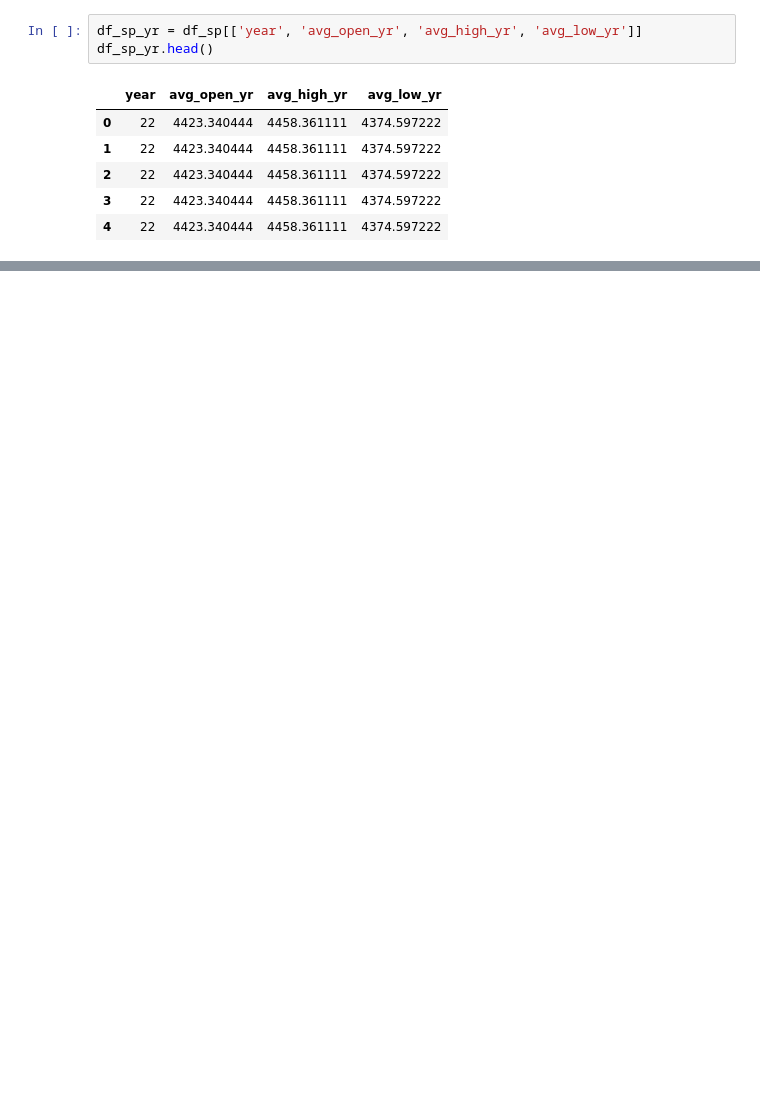
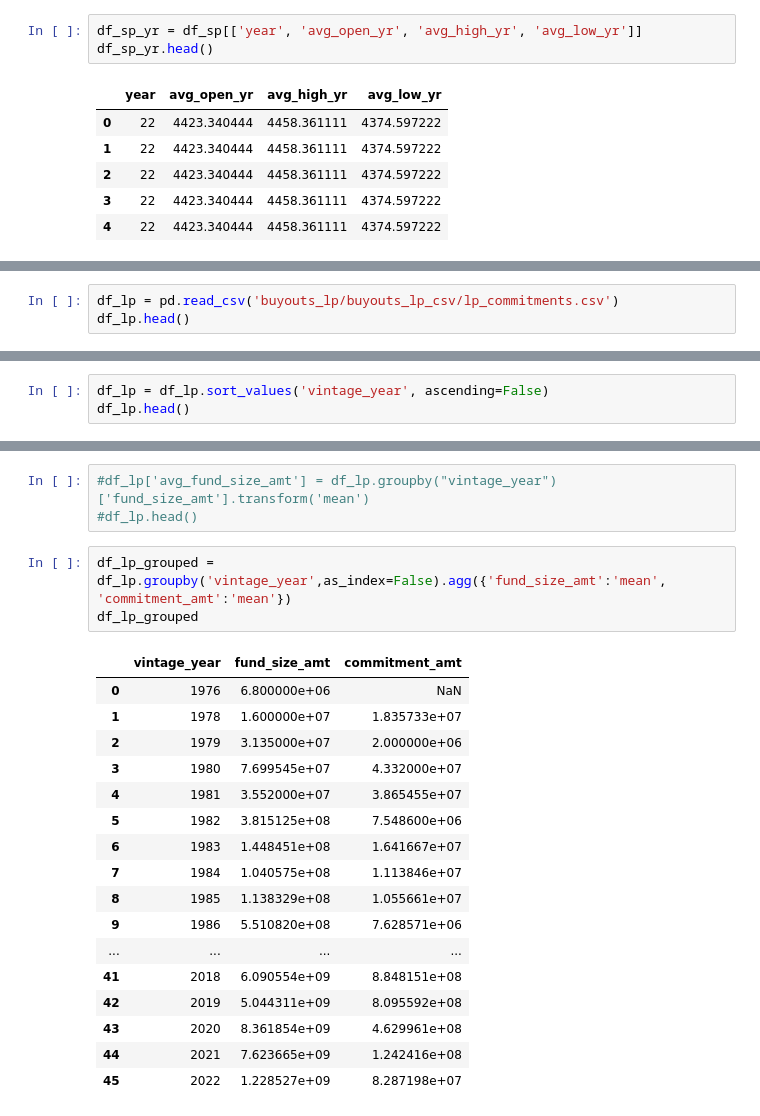
Before and after one commit to anjanaiyer/svb_practicum, a Jupyter notebook: buyouts/buyouts_sp_test.ipynb, the cells around one changed output, grey strips where cells are left out. Drawn from its saved outputs; the diff is of its cells as text; blank space fills up the shorter version.

```diff
--- a/buyouts/buyouts_sp_test.ipynb
+++ b/buyouts/buyouts_sp_test.ipynb
@@ -104,0 +174,3 @@ df_funds.head()
+# %%
+df_lp = pd.read_csv('buyouts_lp/buyouts_lp_csv/lp_commitments.csv')
+df_lp.head()
@@ -104,0 +184,3 @@ df_funds.head()
+# %%
+df_lp = df_lp.sort_values('vintage_year', ascending=False)
+df_lp.head()
@@ -104,0 +213,24 @@ df_funds.head()
+# %%
+#df_lp['avg_fund_size_amt'] = df_lp.groupby("vintage_year")['fund_size_amt'].transform('mean')
+#df_lp.head()
+# %%
+df_lp_grouped = df_lp.groupby('vintage_year',as_index=False).agg({'fund_size_amt':'mean', 'commitment_amt':'mean'})
+df_lp_grouped
+# %% [output]
+|  | vintage_year | fund_size_amt | commitment_amt |
+| 0 | 1976 | 6.800000e+06 | NaN |
+| 1 | 1978 | 1.600000e+07 | 1.835733e+07 |
+| 2 | 1979 | 3.135000e+07 | 2.000000e+06 |
+| 3 | 1980 | 7.699545e+07 | 4.332000e+07 |
+| 4 | 1981 | 3.552000e+07 | 3.865455e+07 |
+| 5 | 1982 | 3.815125e+08 | 7.548600e+06 |
+| 6 | 1983 | 1.448451e+08 | 1.641667e+07 |
+| 7 | 1984 | 1.040575e+08 | 1.113846e+07 |
+| 8 | 1985 | 1.138329e+08 | 1.055661e+07 |
+| 9 | 1986 | 5.510820e+08 | 7.628571e+06 |
+| ... | ... | ... | ... |
+| 41 | 2018 | 6.090554e+09 | 8.848151e+08 |
+| 42 | 2019 | 5.044311e+09 | 8.095592e+08 |
+| 43 | 2020 | 8.361854e+09 | 4.629961e+08 |
+| 44 | 2021 | 7.623665e+09 | 1.242416e+08 |
+| 45 | 2022 | 1.228527e+09 | 8.287198e+07 |
```
Also changed, not shown: parts of 26 cells of this notebook, 1 other file.
